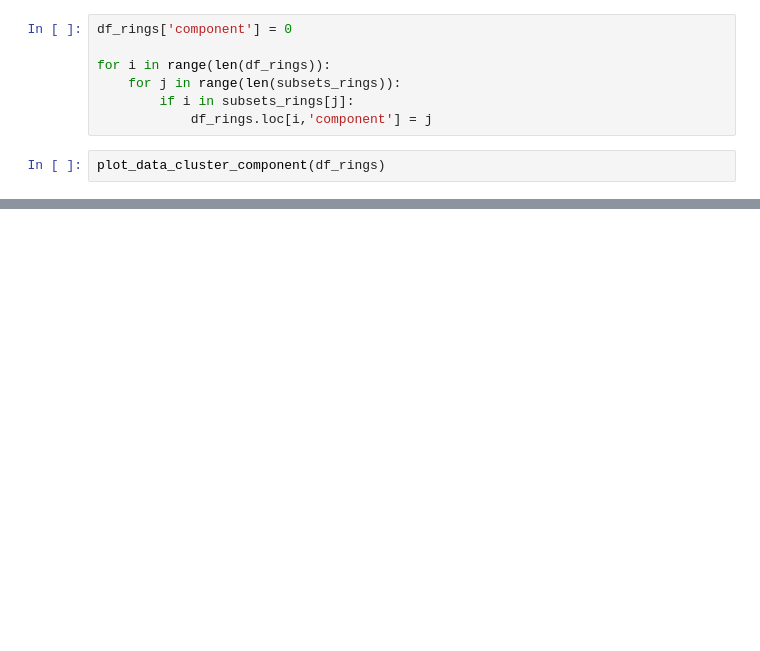
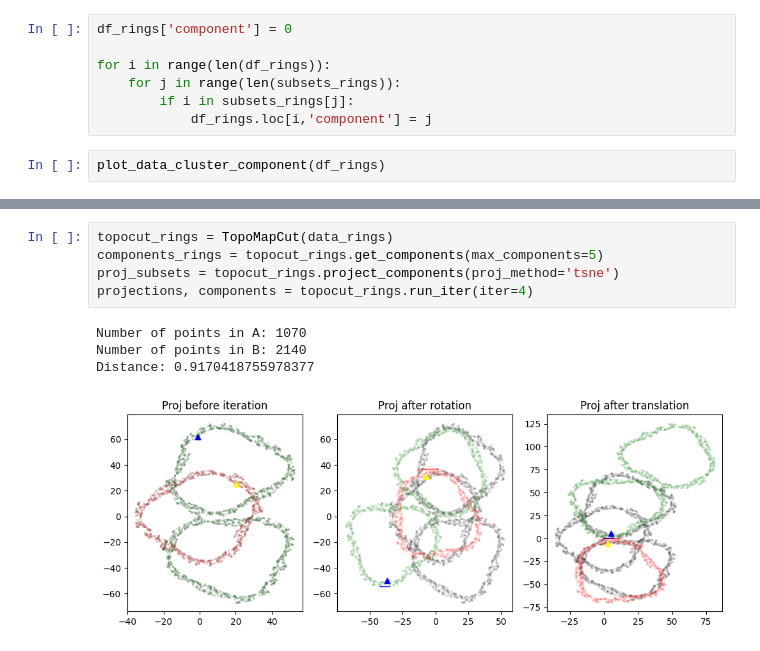
Before and after one commit to viguardieiro/TopoMap, a Jupyter notebook: Example-TopoMapCut.ipynb, the cells around one changed output, grey strips where cells are left out. Saved outputs shown, nothing was run; the diff lists cells and outputs as text; blank space fills up the shorter version.

```diff
--- a/Example-TopoMapCut.ipynb
+++ b/Example-TopoMapCut.ipynb
@@ -84,0 +98,10 @@ plot_data_cluster_component(df_rings)
+# %%
+topocut_rings = TopoMapCut(data_rings)
+components_rings = topocut_rings.get_components(max_components=5)
+proj_subsets = topocut_rings.project_components(proj_method='tsne')
+projections, components = topocut_rings.run_iter(iter=4)
+# %% [output]
+Number of points in A: 1070
+Number of points in B: 2140
+Distance: 0.9170418755978377
+[figure, added]
```
Also changed, not shown: parts of 5 cells of this notebook, 1 other file.
